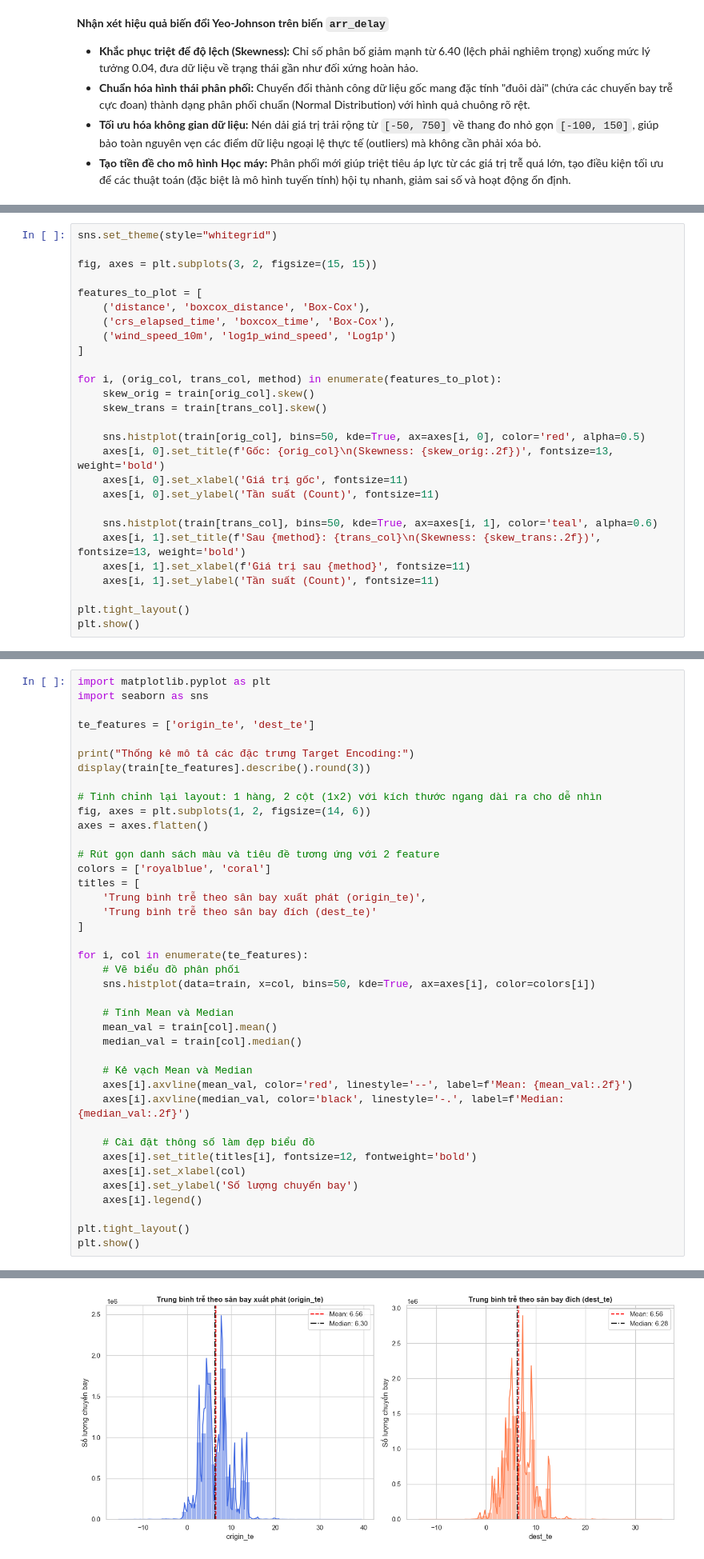
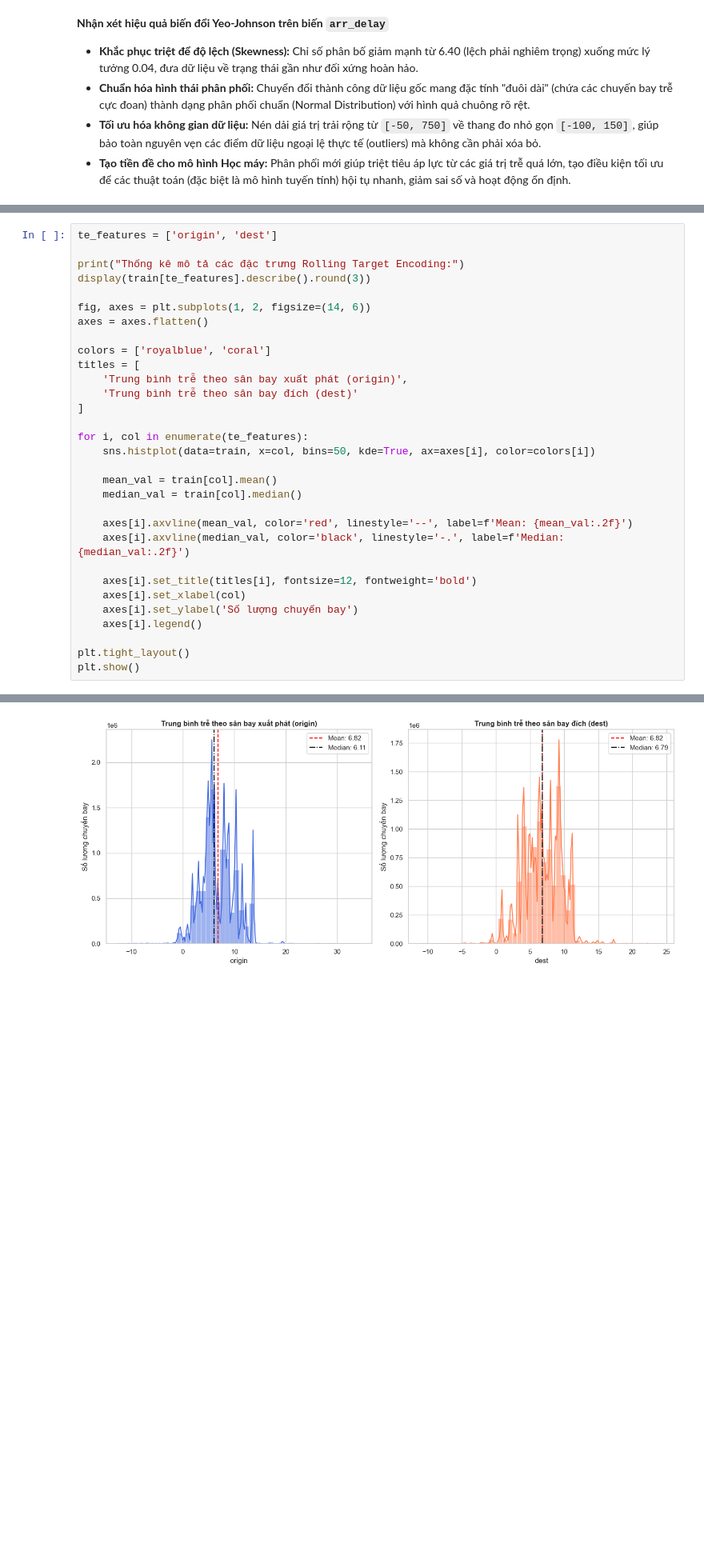
Before and after one commit to Shreacker/US-Flight-Delay-Prediction, a Jupyter notebook: src/nbs/EDA.ipynb, the cells around one changed output, grey strips where cells are left out. Shown at 80% size. Cells and saved outputs as stored; diff of their text form; blank space fills up the shorter version.

```diff
--- a/src/nbs/EDA.ipynb
+++ b/src/nbs/EDA.ipynb
@@ -301,27 +147,0 @@ test[['boxcox_distance', 'boxcox_time']] = boxcox_transformer.transform(test[col
-# %%
-sns.set_theme(style="whitegrid")
-
-fig, axes = plt.subplots(3, 2, figsize=(15, 15))
-
-features_to_plot = [
-    ('distance', 'boxcox_distance', 'Box-Cox'),
-    ('crs_elapsed_time', 'boxcox_time', 'Box-Cox'),
-    ('wind_speed_10m', 'log1p_wind_speed', 'Log1p')
-]
-
-for i, (orig_col, trans_col, method) in enumerate(features_to_plot):
-    skew_orig = train[orig_col].skew()
-    skew_trans = train[trans_col].skew()
-
-    sns.histplot(train[orig_col], bins=50, kde=True, ax=axes[i, 0], color='red', alpha=0.5)
-    axes[i, 0].set_title(f'Gốc: {orig_col}\n(Skewness: {skew_orig:.2f})', fontsize=13, weight='bold')
-    axes[i, 0].set_xlabel('Giá trị gốc', fontsize=11)
-    axes[i, 0].set_ylabel('Tần suất (Count)', fontsize=11)
-
-    sns.histplot(train[trans_col], bins=50, kde=True, ax=axes[i, 1], color='teal', alpha=0.6)
-    axes[i, 1].set_title(f'Sau {method}: {trans_col}\n(Skewness: {skew_trans:.2f})', fontsize=13, weight='bold')
-    axes[i, 1].set_xlabel(f'Giá trị sau {method}', fontsize=11)
-    axes[i, 1].set_ylabel('Tần suất (Count)', fontsize=11)
-
-plt.tight_layout()
-plt.show()
@@ -364,36 +150,27 @@ Thêm vào đó, với định hướng sử dụng các thuật toán học má
 # %%
-import matplotlib.pyplot as plt
-import seaborn as sns
+te_features = ['origin', 'dest']
 
-te_features = ['origin_te', 'dest_te']
-
-print("Thống kê mô tả các đặc trưng Target Encoding:")
+print("Thống kê mô tả các đặc trưng Rolling Target Encoding:")
 display(train[te_features].describe().round(3))
 
-# Tinh chỉnh lại layout: 1 hàng, 2 cột (1x2) với kích thước ngang dài ra cho dễ nhìn
 fig, axes = plt.subplots(1, 2, figsize=(14, 6))
 axes = axes.flatten()
 
-# Rút gọn danh sách màu và tiêu đề tương ứng với 2 feature
 colors = ['royalblue', 'coral']
 titles = [
-    'Trung bình trễ theo sân bay xuất phát (origin_te)',
-    'Trung bình trễ theo sân bay đích (dest_te)'
+    'Trung bình trễ theo sân bay xuất phát (origin)',
+    'Trung bình trễ theo sân bay đích (dest)'
 ]
 
 for i, col in enumerate(te_features):
-    # Vẽ biểu đồ phân phối
     sns.histplot(data=train, x=col, bins=50, kde=True, ax=axes[i], color=colors[i])
 
-    # Tính Mean và Median
     mean_val = train[col].mean()
     median_val = train[col].median()
 
-    # Kẻ vạch Mean và Median
     axes[i].axvline(mean_val, color='red', linestyle='--', label=f'Mean: {mean_val:.2f}')
     axes[i].axvline(median_val, color='black', linestyle='-.', label=f'Median: {median_val:.2f}')
 
-    # Cài đặt thông số làm đẹp biểu đồ
     axes[i].set_title(titles[i], fontsize=12, fontweight='bold')
     axes[i].set_xlabel(col)
     axes[i].set_ylabel('Số lượng chuyến bay')
@@ -415 +192 @@ Thống kê mô tả các đặc trưng Target Encoding:
-[figure, old version]
+[figure, new version]
```
Also changed, not shown: parts of 78 cells of this notebook.
